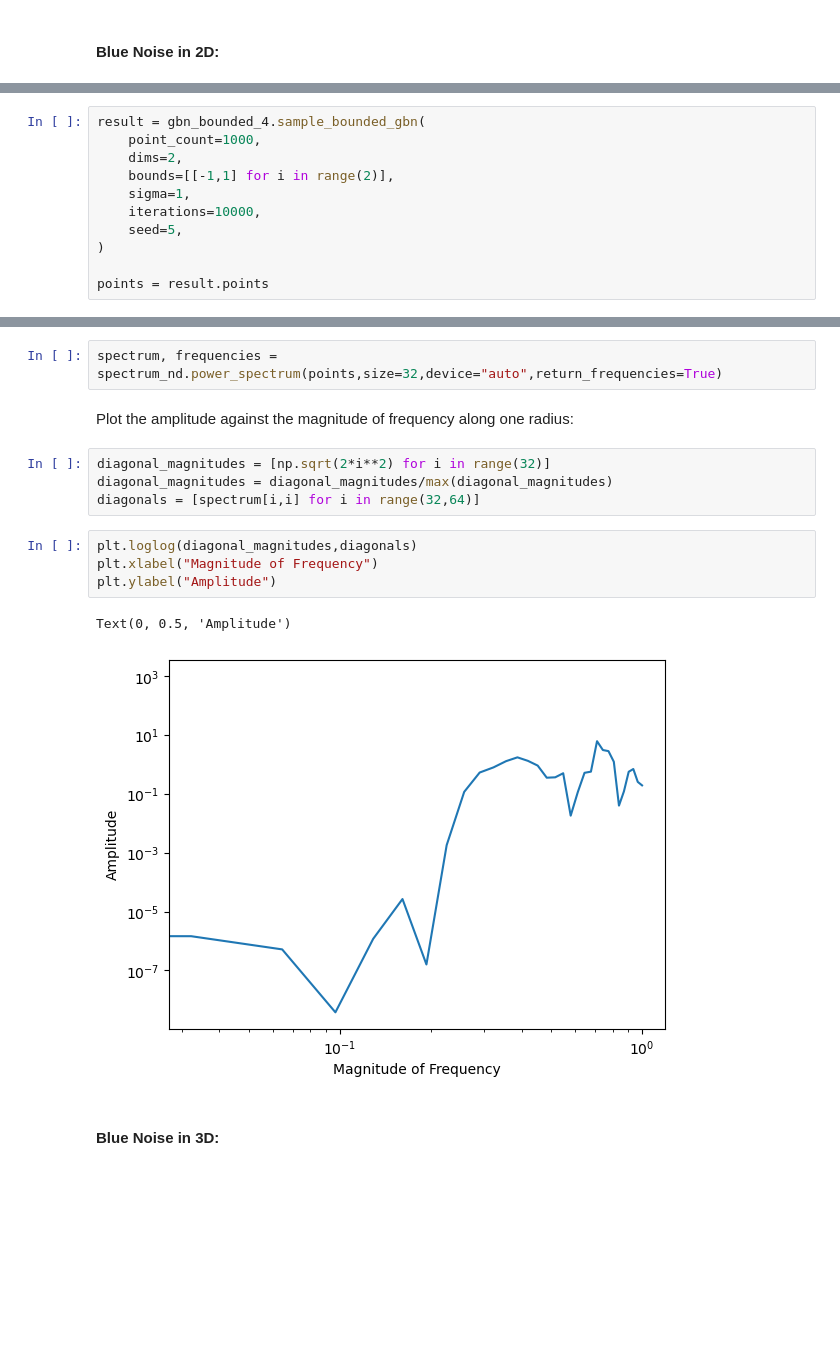
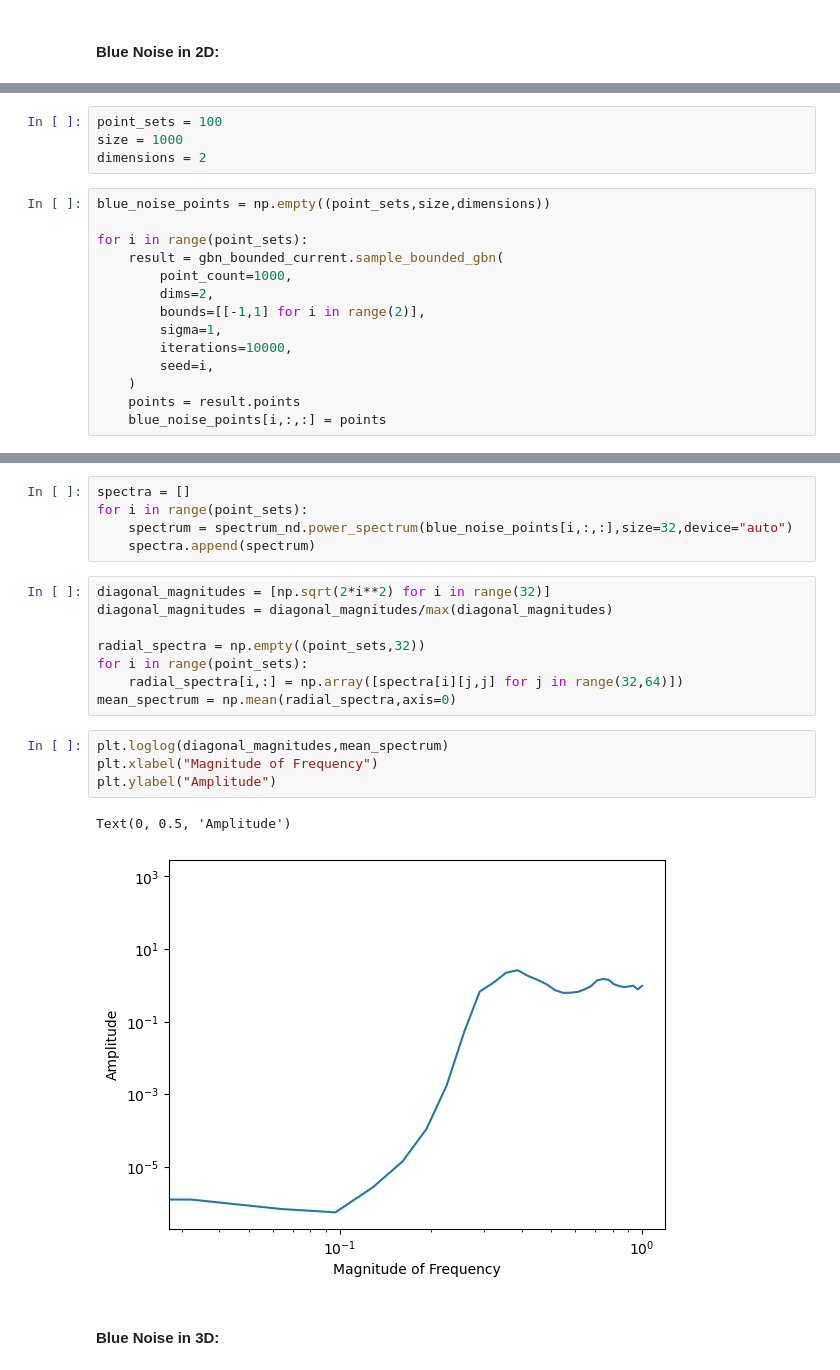
Before and after one commit to Gautam-Chauhan/MSc-Thesis, a Jupyter notebook: GBN_sampling.ipynb, the cells around one changed output, grey strips where cells are left out. Cells and saved outputs as stored; diff of their text form; blank space fills up the shorter version.

Commit message:
Further investigated Gaussian Blue Noise and compared to Poisson Disk Sampling and Halton Sequences

```diff
--- a/GBN_sampling.ipynb
+++ b/GBN_sampling.ipynb
@@ -25,12 +33,19 @@ Generate blue noise:
+# %%
+point_sets = 100
+size = 1000
+dimensions = 2
 # %%
-result = gbn_bounded_4.sample_bounded_gbn(
-    point_count=1000,
-    dims=2,
-    bounds=[[-1,1] for i in range(2)],
-    sigma=1,
-    iterations=10000,
-    seed=5,
-)
+blue_noise_points = np.empty((point_sets,size,dimensions))
 
-points = result.points
+for i in range(point_sets):
+    result = gbn_bounded_current.sample_bounded_gbn(
+        point_count=1000,
+        dims=2,
+        bounds=[[-1,1] for i in range(2)],
+        sigma=1,
+        iterations=10000,
+        seed=i,
+    )
+    points = result.points
+    blue_noise_points[i,:,:] = points
 # %% [markdown]
@@ -45,17 +60,22 @@ plt.scatter(points[:,0],points[:,1],s=1)
 # %%
-spectrum, frequencies = spectrum_nd.power_spectrum(points,size=32,device="auto",return_frequencies=True)
+spectra = []
+for i in range(point_sets):
+    spectrum = spectrum_nd.power_spectrum(blue_noise_points[i,:,:],size=32,device="auto")
+    spectra.append(spectrum)
-# %% [markdown]
-Plot the amplitude against the magnitude of frequency along one radius:
 # %%
 diagonal_magnitudes = [np.sqrt(2*i**2) for i in range(32)]
 diagonal_magnitudes = diagonal_magnitudes/max(diagonal_magnitudes)
-diagonals = [spectrum[i,i] for i in range(32,64)]
+
+radial_spectra = np.empty((point_sets,32))
+for i in range(point_sets):
+    radial_spectra[i,:] = np.array([spectra[i][j,j] for j in range(32,64)])
+mean_spectrum = np.mean(radial_spectra,axis=0)
 # %%
-plt.loglog(diagonal_magnitudes,diagonals)
+plt.loglog(diagonal_magnitudes,mean_spectrum)
 plt.xlabel("Magnitude of Frequency")
 plt.ylabel("Amplitude")
 # %% [output]
 Text(0, 0.5, 'Amplitude')
-[figure, old version]
+[figure, new version]
 # %% [markdown]
 #### Blue Noise in 3D:
```
Also changed, not shown: parts of 34 cells of this notebook, 1 other file.
